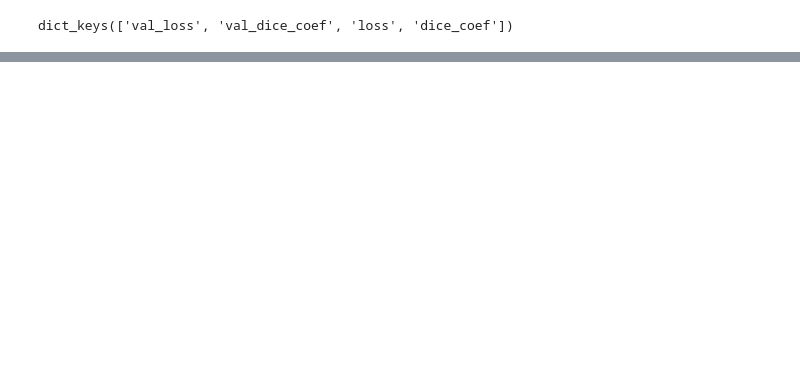
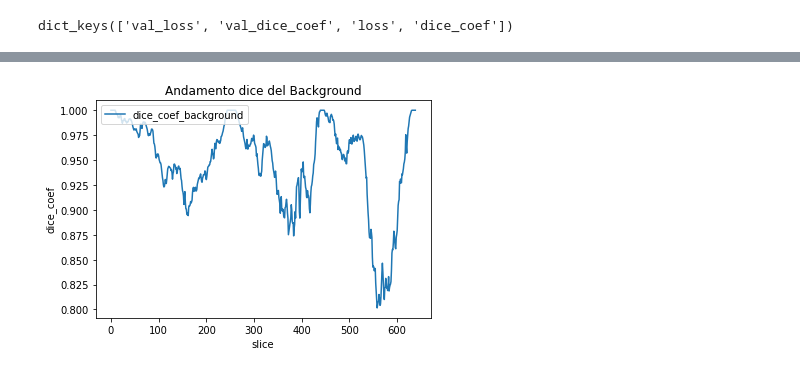
Before and after one commit to univpmCV2019/bloodPoolAndMyocardiumSegmentation, a Jupyter notebook: MyUnet.ipynb, the cells around one changed output, grey strips where cells are left out. Saved outputs shown, nothing was run; the diff lists cells and outputs as text; code cells hidden in the pictures; blank space fills up the shorter version.

```diff
--- a/MyUnet.ipynb
+++ b/MyUnet.ipynb
@@ -510,6 +546,6 @@ Dice coefficient del slice:
 # %%
 # risultato della predizione, slice 0 con label = 2
-image = (predicted_image[0][:, :,2] * 255.).astype(np.uint8)
+image = (predicted_image[126][:, :,2] * 255.).astype(np.uint8)
 img = Image.fromarray(image)
 
 
@@ -518,7 +554,7 @@ test=tf.one_hot(y_test,3)
 with tf.Session() as sess:
    d=sess.run(test)
 
-image1 = (d[0][:, :,2] * 255.).astype(np.uint8)
+image1 = (d[126][:, :,2] * 255.).astype(np.uint8)
 
 
 yy_pred=image
@@ -543,0 +580,83 @@ Dice coefficient del slice:
+# %%
+predicted_image=np.round(predicted_image,0)
+
+somma = 0
+array_dice_background = []
+
+for i in range(0,639):
+  image = (predicted_image[i][:, :,0] * 255.).astype(np.uint8)
+  image1 = (d[i][:, :,0] * 255.).astype(np.uint8)
+  yy_pred=image
+  yy_test=image1
+  dice_slice = dice(yy_pred,yy_test)
+  somma += dice_slice
+  array_dice_background.append(dice_slice)
+
+print("Dice medio per il Background:   ", somma/640)
+d_standard = np.std(array_dice_background)
+print("Deviazione standard-Background: ", d_standard)
+
+
+print("--------------------->")
+
+somma = 0
+array_dice_miocardio = []
+
+for i in range(0,639):
+  image = (predicted_image[i][:, :,1] * 255.).astype(np.uint8)
+  image1 = (d[i][:, :,1] * 255.).astype(np.uint8)
+  yy_pred=image
+  yy_test=image1
+  dice_slice = dice(yy_pred,yy_test)
+  somma += dice_slice
+  array_dice_miocardio.append(dice_slice)
+
+print("Dice medio per il Miocardio:   ", somma/640)
+deviazione_standard = np.std(array_dice_miocardio)
+print("Deviazione standard-Miocardio: ", deviazione_standard)
+print("------------------------->")
+
+somma = 0
+array_dice_bloodpool = []
+
+for i in range(0,639):
+  image = (predicted_image[i][:, :,2] * 255.).astype(np.uint8)
+  image1 = (d[i][:, :,2] * 255.).astype(np.uint8)
+  yy_pred=image
+  yy_test=image1
+  dice_slice = dice(yy_pred,yy_test)
+  somma += dice_slice
+  array_dice_bloodpool.append(dice_slice)
+
+print("Dice medio per il blood Pool:   ", somma/640)
+deviazione_standard = np.std(array_dice_bloodpool)
+print("Deviazione standard-Blood Pool: ", deviazione_standard)
+print("---------------------------->")
+
+#colores = ['k','r','b','g','c','y','gray']
+
+# summarize history for loss
+plt.plot(array_dice_background)
+plt.title('Andamento dice del Background')
+plt.ylabel('dice_coef')
+plt.xlabel('slice')
+plt.legend(['dice_coef_background'], loc='upper left')
+plt.show()
+
+# summarize history for loss
+plt.plot(array_dice_miocardio,color = 'b')
+plt.title('Andamento dice del Miocardio')
+plt.ylabel('dice_coef')
+plt.xlabel('slice')
+plt.legend(['dice_coef_miocardio'], loc='upper left')
+plt.show()
+
+
+# summarize history for loss
+plt.plot(array_dice_bloodpool,color = 'r')
+plt.title('Andamento dice del Bloodpool')
+plt.ylabel('dice_coef')
+plt.xlabel('slice')
+plt.legend(['dice_coef_bloodpool'], loc='upper left')
+plt.show()
+# %% [output]
@@ -543,0 +672 @@ Dice coefficient del slice:
+[figure, added]
```
Also changed, not shown: parts of 11 cells of this notebook.
